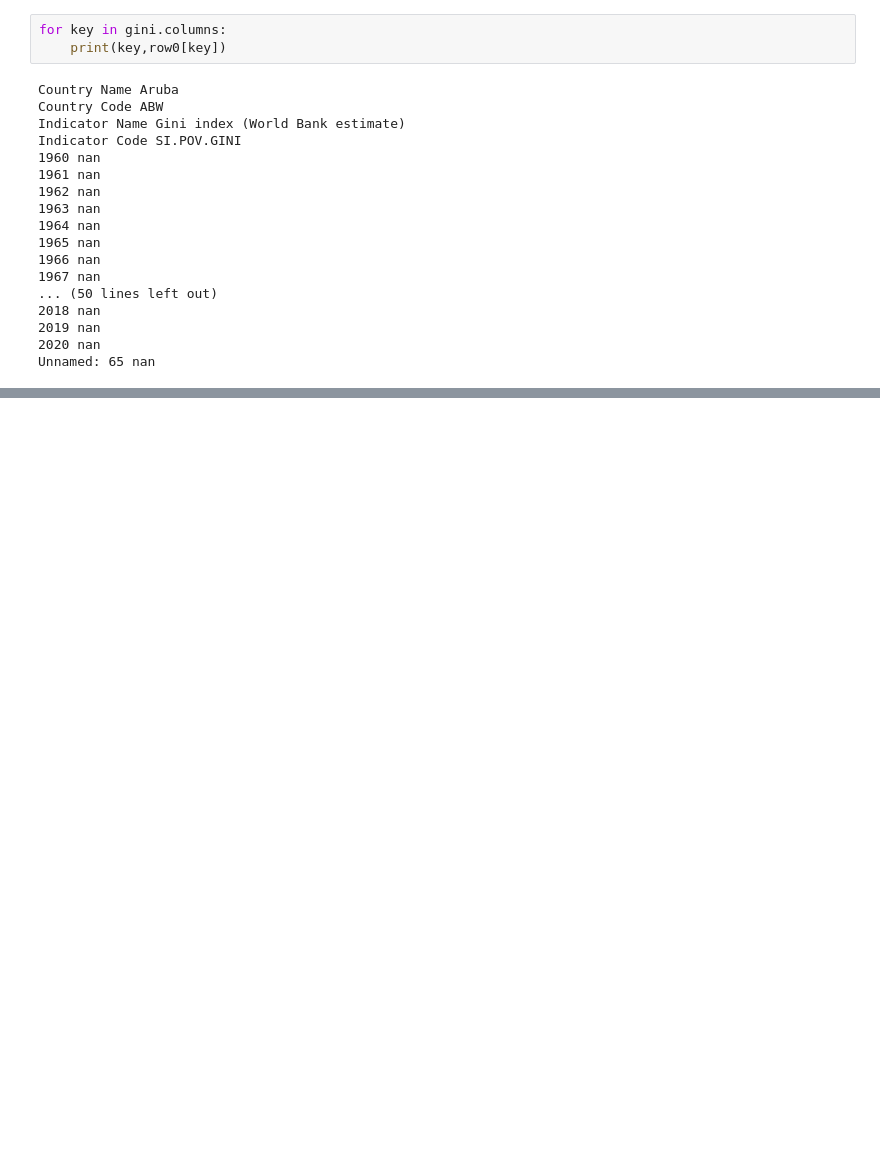
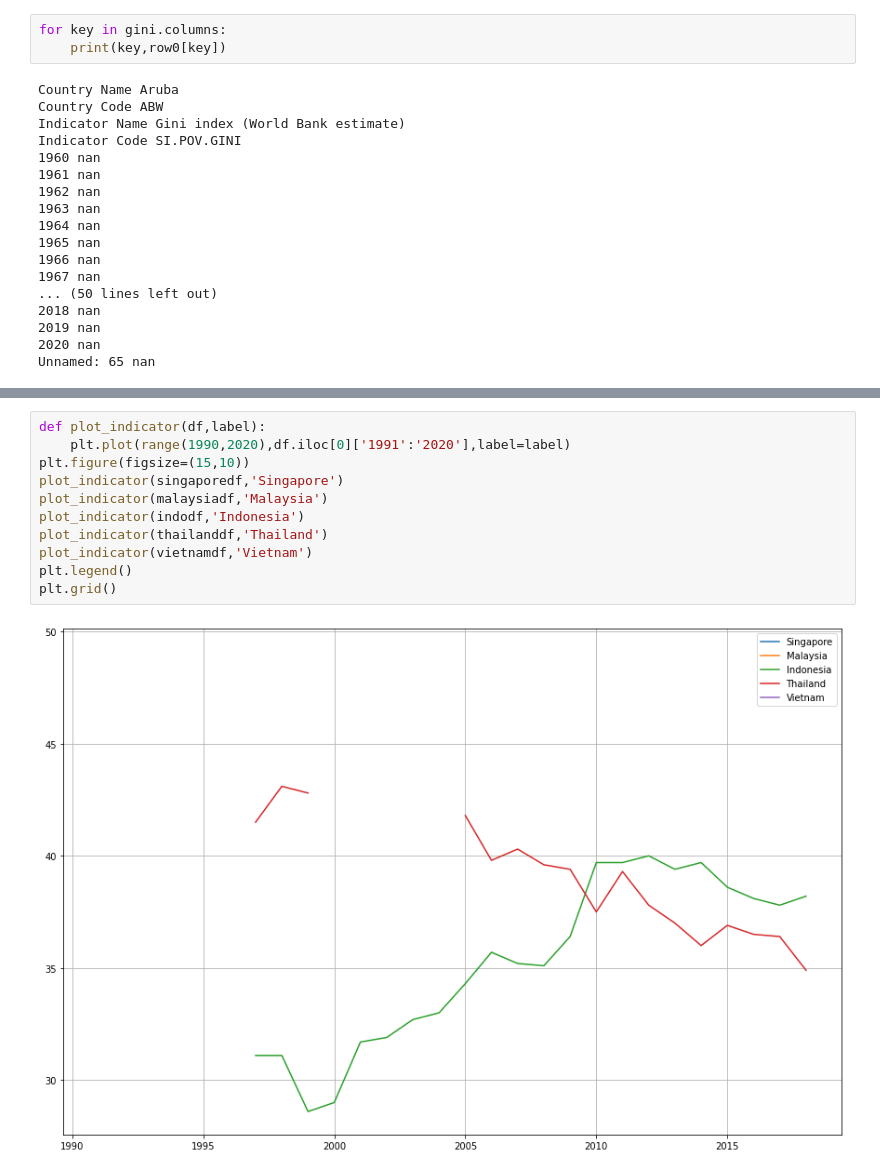
Before and after one commit to Malai237/cs103a-cpa01, a Jupyter notebook: cpa01.ipynb, the cells around one changed output, grey strips where cells are left out. Cells and saved outputs as stored; diff of their text form; blank space fills up the shorter version.

```diff
--- a/cpa01.ipynb
+++ b/cpa01.ipynb
@@ -81,0 +145,13 @@ TypeError: Cannot index by location index with a non-integer key
+# %%
+def plot_indicator(df,label):
+    plt.plot(range(1990,2020),df.iloc[0]['1991':'2020'],label=label)
+plt.figure(figsize=(15,10))
+plot_indicator(singaporedf,'Singapore')
+plot_indicator(malaysiadf,'Malaysia')
+plot_indicator(indodf,'Indonesia')
+plot_indicator(thailanddf,'Thailand')
+plot_indicator(vietnamdf,'Vietnam')
+plt.legend()
+plt.grid()
+# %% [output]
+[figure, added]
```
Also changed, not shown: parts of 6 cells of this notebook.
